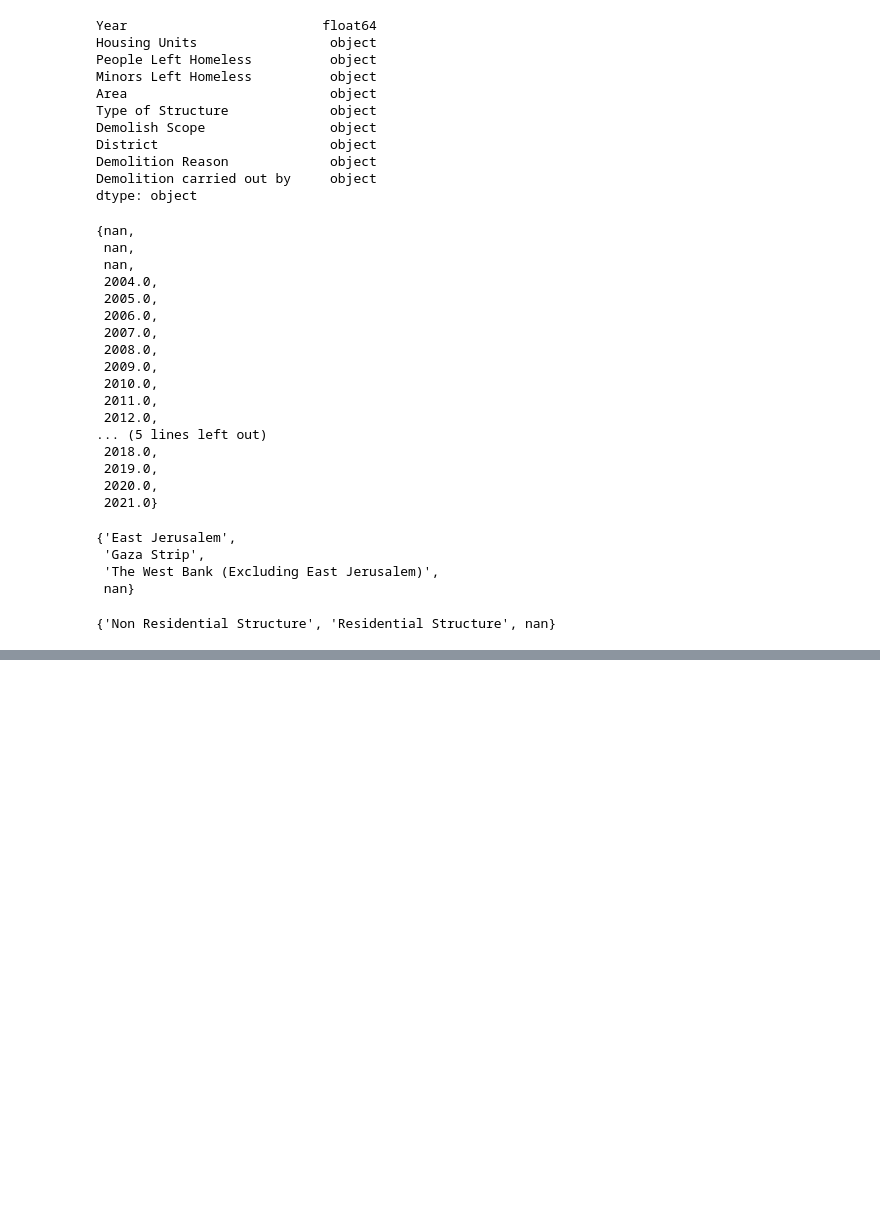
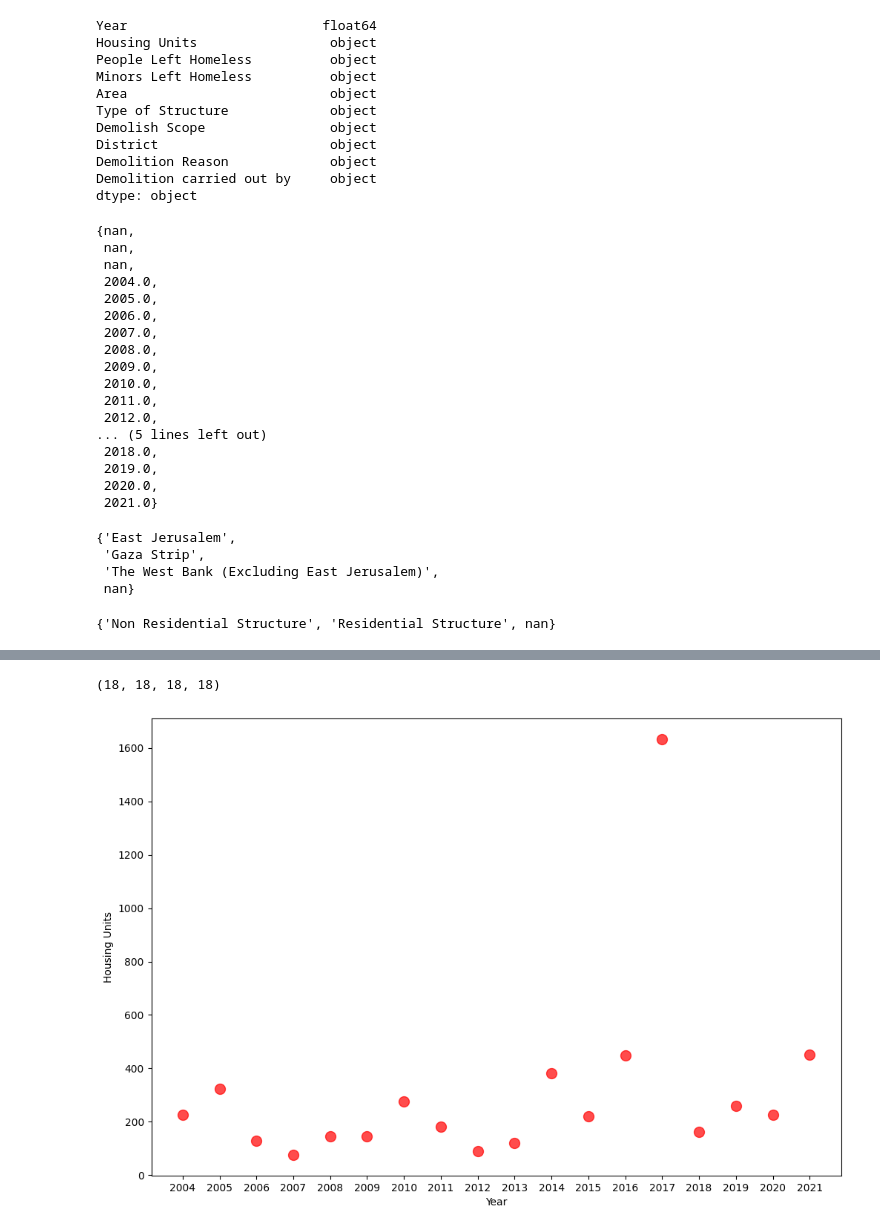
Before and after one commit to MoAly7yaei/RihalIntern, a Jupyter notebook: Regression/notebook.ipynb, the cells around one changed output, grey strips where cells are left out. Cells and saved outputs as stored; diff of their text form; code cells hidden in the pictures; blank space fills up the shorter version.

```diff
--- a/Regression/notebook.ipynb
+++ b/Regression/notebook.ipynb
@@ -108,0 +247,27 @@ sns.heatmap(data[['Year','Housing Units','People Left Homeless','Minors Left Hom
+# %%
+HU = list(HU)
+MLH = list(MLH)
+PLH = list(PLH)
+# %%
+len(HU), len(PLH), len(MLH), len(set(selected_feature['Year']))
+# %% [output]
+(18, 18, 18, 18)
+# %%
+eng_df = {
+    'Year' : [year for year in set(selected_feature['Year'])],
+    'Housing Units' : HU,
+    'People Left Homeless' : PLH,
+    'Minors Left Homeless' : MLH
+}
+# %%
+eng_df = pd.DataFrame(eng_df)
+# %%
+eng_df = eng_df.sort_values(by='Year')
+# %%
+plt.figure(figsize=(12,8))
+plt.scatter(y = eng_df['Housing Units'], x = [str(year)for year in eng_df['Year']], s = 100, alpha=0.7, c = 'red')
+plt.xlabel("Year")
+plt.ylabel('Housing Units')
+plt.show()
+# %% [output]
+[figure, added]
```
Also changed, not shown: parts of 35 cells of this notebook.
